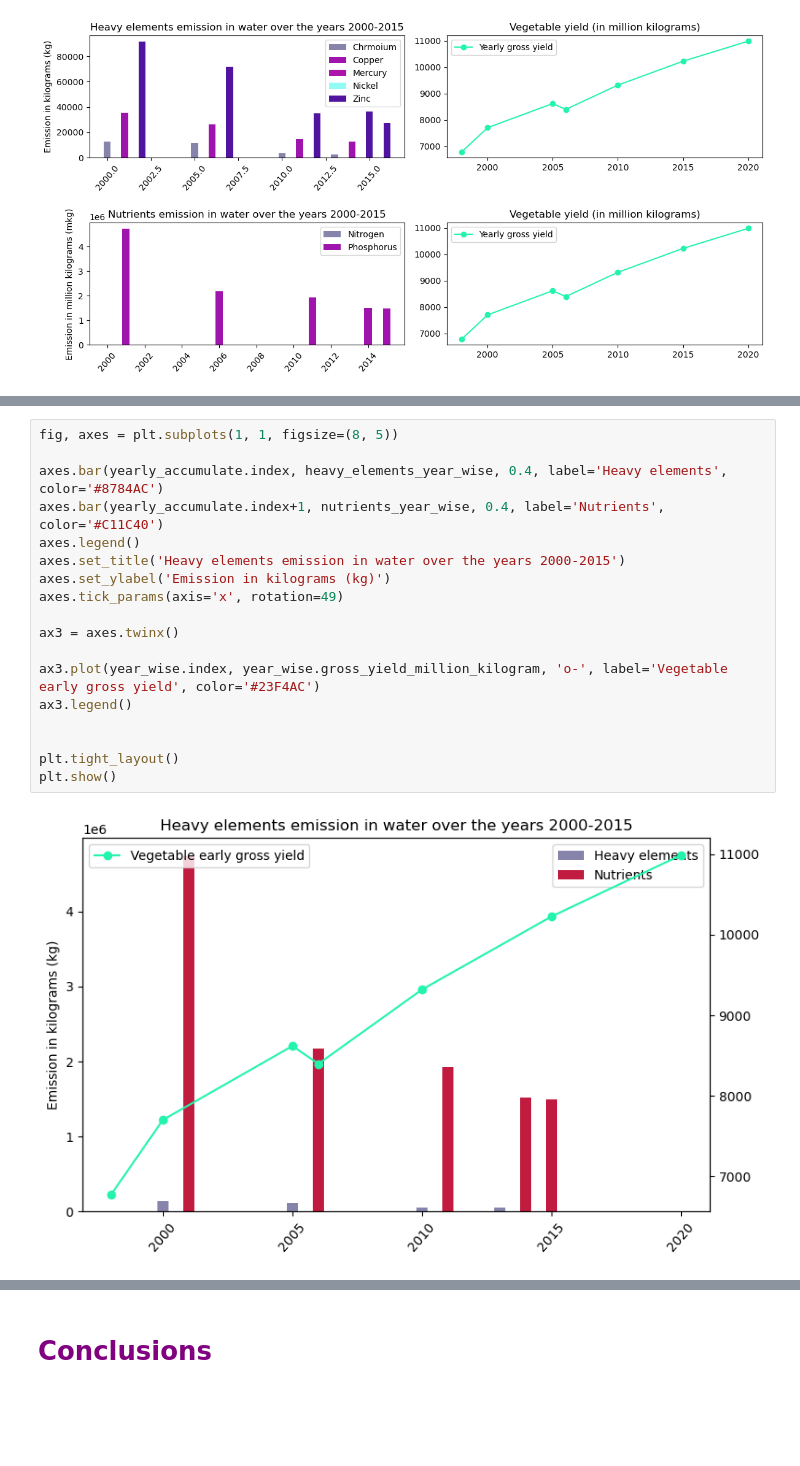
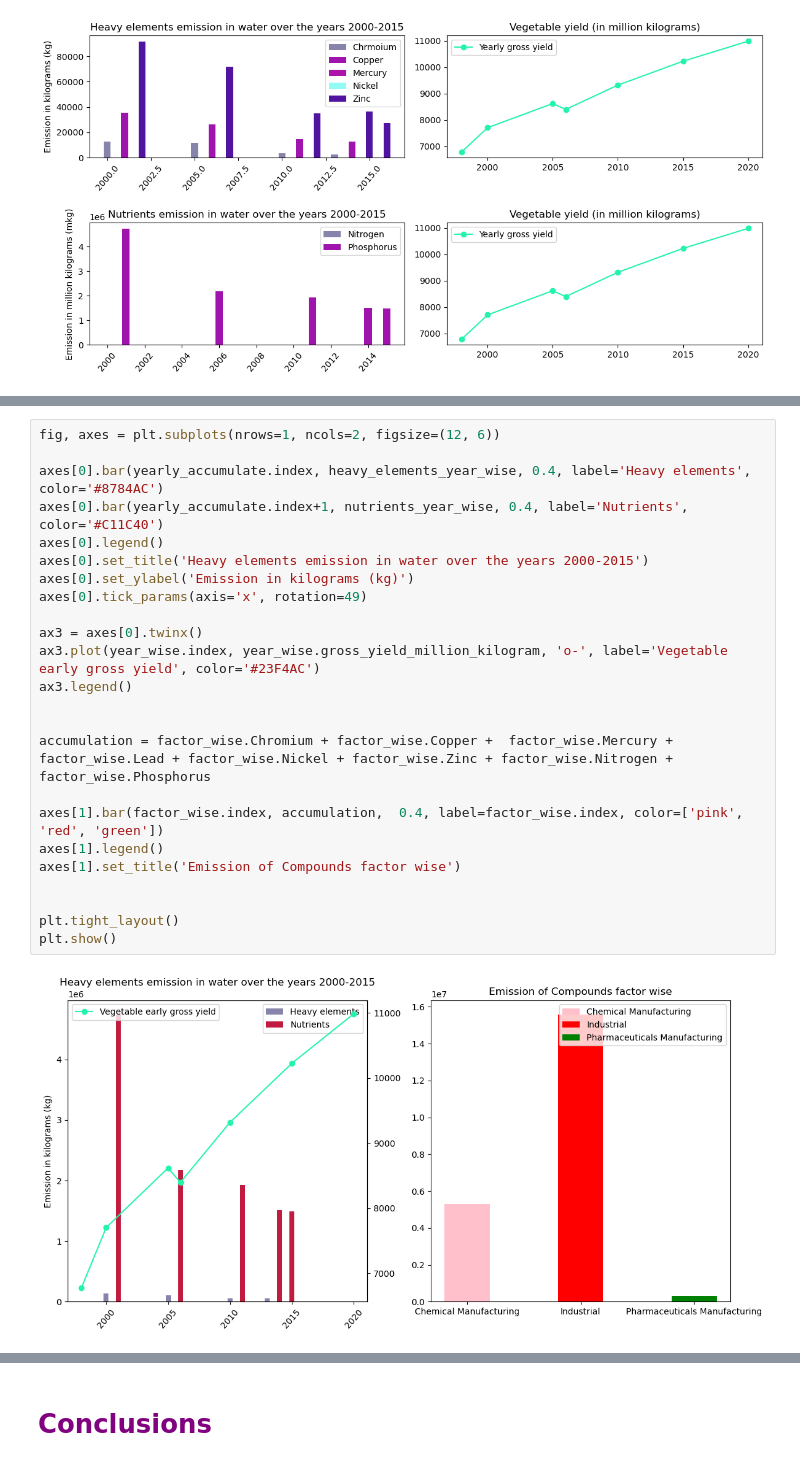
Before and after one commit to imbilalbutt/made-template-ws2324, a Jupyter notebook: project/report.ipynb, the cells around one changed output, grey strips where cells are left out. Cells and saved outputs as stored; diff of their text form; blank space fills up the shorter version.

```diff
--- a/project/report.ipynb
+++ b/project/report.ipynb
@@ -806,20 +874,26 @@ plt.show()
 # %%
-fig, axes = plt.subplots(1, 1, figsize=(8, 5))
+fig, axes = plt.subplots(nrows=1, ncols=2, figsize=(12, 6))
 
-axes.bar(yearly_accumulate.index, heavy_elements_year_wise, 0.4, label='Heavy elements', color='#8784AC')
-axes.bar(yearly_accumulate.index+1, nutrients_year_wise, 0.4, label='Nutrients', color='#C11C40')
-axes.legend()
-axes.set_title('Heavy elements emission in water over the years 2000-2015')
-axes.set_ylabel('Emission in kilograms (kg)')
-axes.tick_params(axis='x', rotation=49)
+axes[0].bar(yearly_accumulate.index, heavy_elements_year_wise, 0.4, label='Heavy elements', color='#8784AC')
+axes[0].bar(yearly_accumulate.index+1, nutrients_year_wise, 0.4, label='Nutrients', color='#C11C40')
+axes[0].legend()
+axes[0].set_title('Heavy elements emission in water over the years 2000-2015')
+axes[0].set_ylabel('Emission in kilograms (kg)')
+axes[0].tick_params(axis='x', rotation=49)
 
-ax3 = axes.twinx()
-
+ax3 = axes[0].twinx()
 ax3.plot(year_wise.index, year_wise.gross_yield_million_kilogram, 'o-', label='Vegetable early gross yield', color='#23F4AC')
 ax3.legend()
 
 
+accumulation = factor_wise.Chromium + factor_wise.Copper +  factor_wise.Mercury + factor_wise.Lead + factor_wise.Nickel + factor_wise.Zinc + factor_wise.Nitrogen + factor_wise.Phosphorus
+
+axes[1].bar(factor_wise.index, accumulation,  0.4, label=factor_wise.index, color=['pink', 'red', 'green'])
+axes[1].legend()
+axes[1].set_title('Emission of Compounds factor wise')
+
+
 plt.tight_layout()
 plt.show()
 # %% [output]
-[figure, old version]
+[figure, new version]
```
Also changed, not shown: parts of 14 cells of this notebook.
